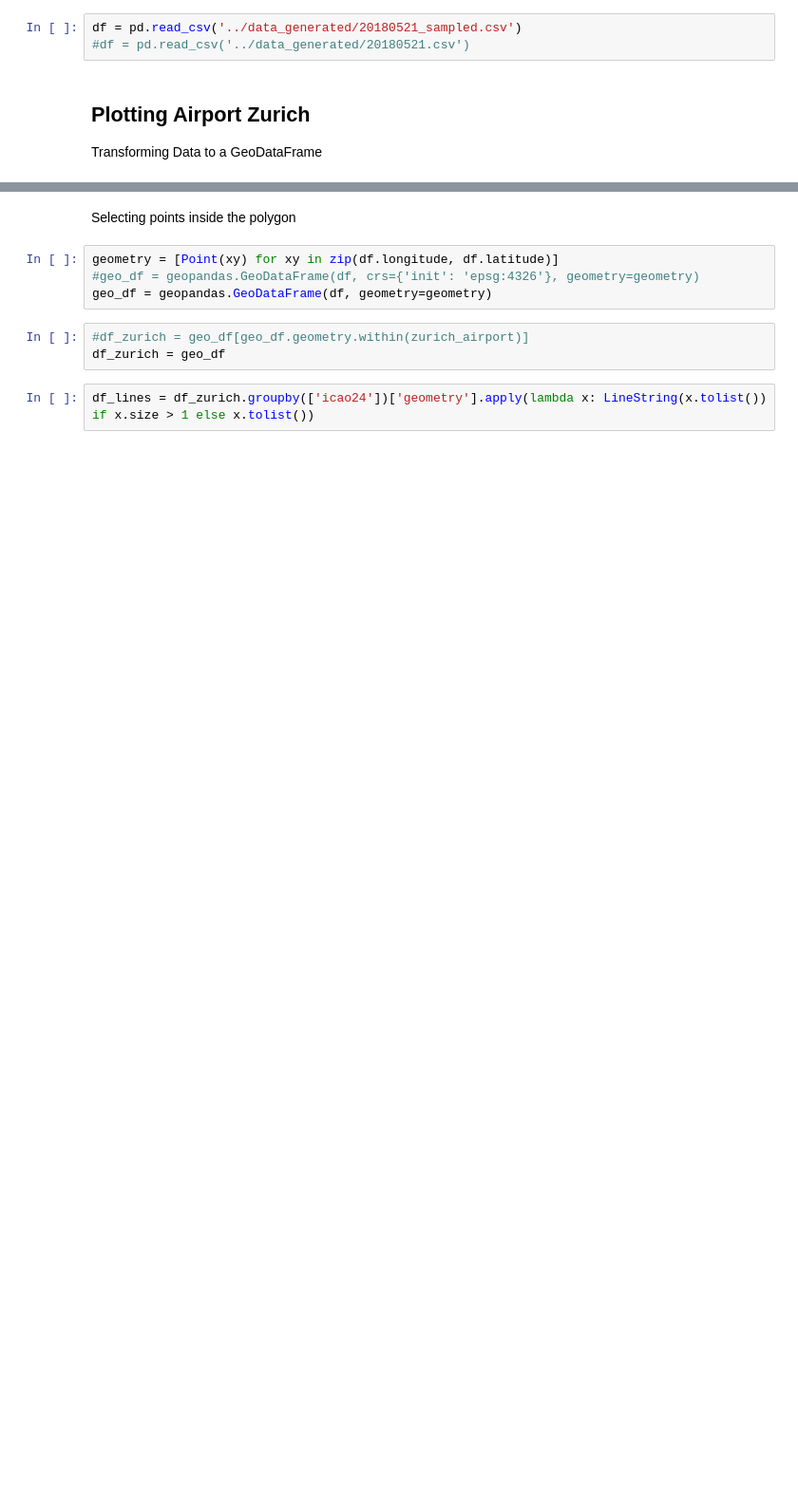
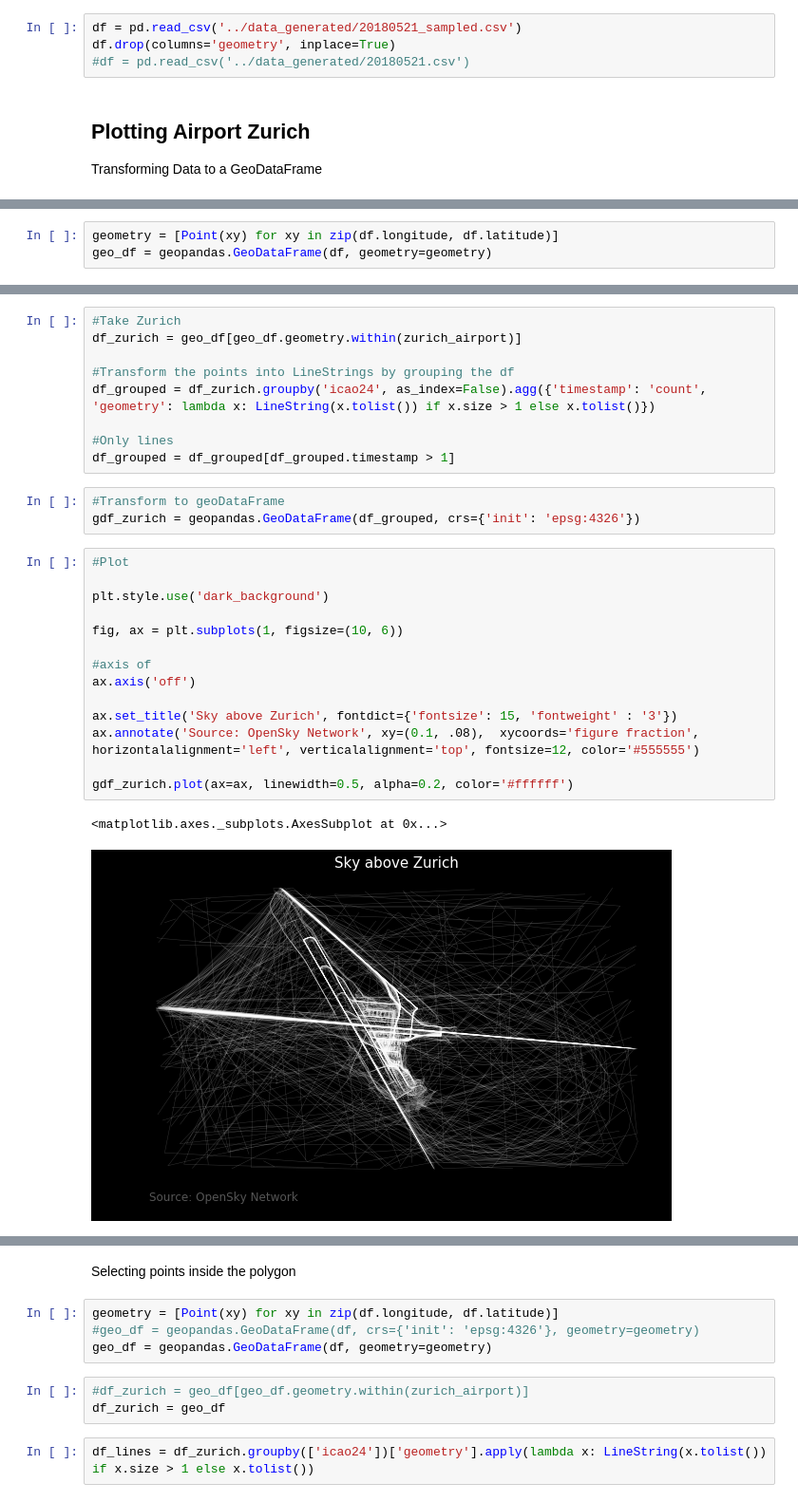
Before and after one commit to blickvisual/doData_quantum, a Jupyter notebook: python/1. plott zurich airport svg.ipynb, the cells around one changed output, grey strips where cells are left out. Shown at 95% size. Drawn from its saved outputs; the diff is of its cells as text; blank space fills up the shorter version.

Commit message:
plot test

```diff
--- a/python/1. plott zurich airport svg.ipynb
+++ b/python/1. plott zurich airport svg.ipynb
@@ -15,6 +20,7 @@ import fiona
 Importing CSV
 # %%
 df = pd.read_csv('../data_generated/20180521_sampled.csv')
+df.drop(columns='geometry', inplace=True)
 #df = pd.read_csv('../data_generated/20180521.csv')
 # %% [markdown]
 ## Plotting Airport Zurich
@@ -22,3 +35,6 @@ Transforming Data to a GeoDataFrame
+# %%
+geometry = [Point(xy) for xy in zip(df.longitude, df.latitude)]
+geo_df = geopandas.GeoDataFrame(df, geometry=geometry)
 # %%
 # Airport Zurich
 coords = [( 8.4994, 47.4863 ), ( 8.4994, 47.4283 ), ( 8.619, 47.4283 ), ( 8.619, 47.4863 ), ( 8.4994, 47.4863 )]
@@ -25 +51,30 @@ coords = [( 8.4994, 47.4863 ), ( 8.4994, 47.4283 ), ( 8.619, 47.4283 ), ( 8.619,
 zurich_airport = Polygon(coords)
+# %%
+#Take Zurich
+df_zurich = geo_df[geo_df.geometry.within(zurich_airport)]
+
+#Transform the points into LineStrings by grouping the df
+df_grouped = df_zurich.groupby('icao24', as_index=False).agg({'timestamp': 'count', 'geometry': lambda x: LineString(x.tolist()) if x.size > 1 else x.tolist()})
+
+#Only lines
+df_grouped = df_grouped[df_grouped.timestamp > 1]
+# %%
+#Transform to geoDataFrame
+gdf_zurich = geopandas.GeoDataFrame(df_grouped, crs={'init': 'epsg:4326'})
+# %%
+#Plot
+
+plt.style.use('dark_background')
+
+fig, ax = plt.subplots(1, figsize=(10, 6))
+
+#axis of
+ax.axis('off')
+
+ax.set_title('Sky above Zurich', fontdict={'fontsize': 15, 'fontweight' : '3'})
+ax.annotate('Source: OpenSky Network', xy=(0.1, .08),  xycoords='figure fraction', horizontalalignment='left', verticalalignment='top', fontsize=12, color='#555555')
+
+gdf_zurich.plot(ax=ax, linewidth=0.5, alpha=0.2, color='#ffffff')
+# %% [output]
+<matplotlib.axes._subplots.AxesSubplot at 0x...>
+[figure, added]
```
Also changed, not shown: parts of 16 cells of this notebook.
